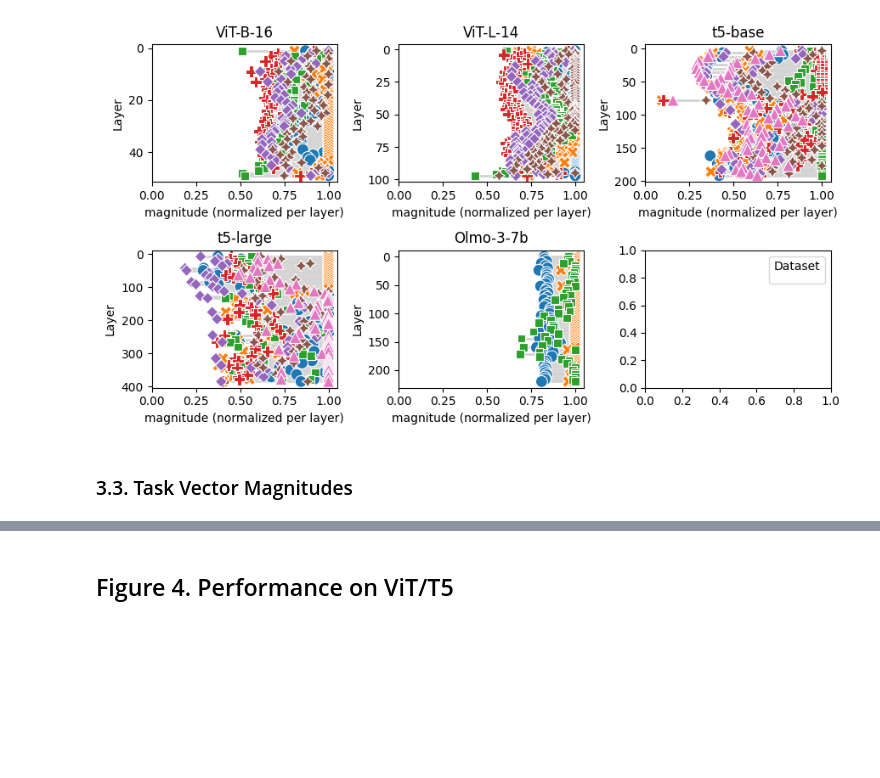
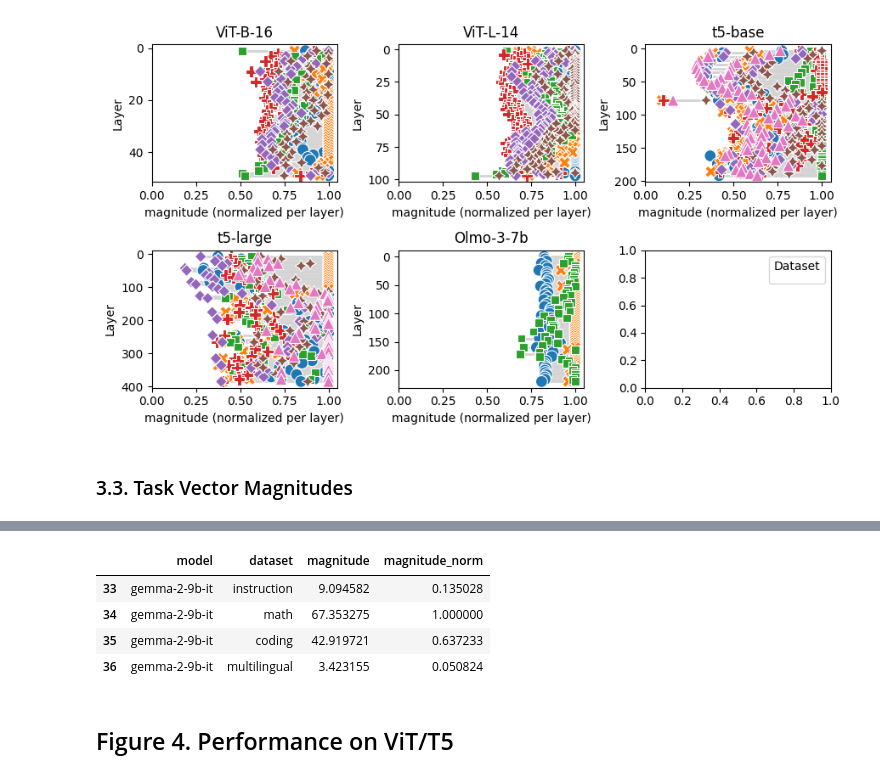
Before and after one commit to marawangamal/actmat, a Jupyter notebook: scripts/analysis.ipynb, the cells around one changed output, grey strips where cells are left out. Saved outputs shown, nothing was run; the diff lists cells and outputs as text; code cells hidden in the pictures; blank space fills up the shorter version.

```diff
--- a/scripts/analysis.ipynb
+++ b/scripts/analysis.ipynb
@@ -710,28 +718,11 @@ plt.show()
 # %%
-# import pandas as pd
-# import os
-# import seaborn as sns
-# import matplotlib.pyplot as plt
-# import numpy as np
-
-# # SIMPLE
-# df = pd.read_csv("../artifacts/csvs/magnitudes_combined.csv")
-# df["magnitude_norm"] = df["magnitude"] / df.groupby("model")["magnitude"].transform(
-#     "max"
-# )
-# g = sns.catplot(
-#     df,
-#     x="dataset",
-#     y="magnitude_norm",
-#     col="model",
-#     col_wrap=3,
-#     kind="bar",
-#     sharex=False,
-# )
-# g.set_xticklabels(rotation=30, ha="right")
-# # g.set(yscale="log", ylabel=r"$\|\Delta\|_F$")
-# plt.tight_layout()
-# plt.show()
+df[df["model"] == "gemma-2-9b-it"]
+# %% [output]
+|  | model | dataset | magnitude | magnitude_norm |
+| 33 | gemma-2-9b-it | instruction | 9.094582 | 0.135028 |
+| 34 | gemma-2-9b-it | math | 67.353275 | 1.000000 |
+| 35 | gemma-2-9b-it | coding | 42.919721 | 0.637233 |
+| 36 | gemma-2-9b-it | multilingual | 3.423155 | 0.050824 |
 # %% [markdown]
 ## Figure 4. Performance on ViT/T5
 # %%
```
Also changed, not shown: parts of 1 cell of this notebook, 6 other files.
